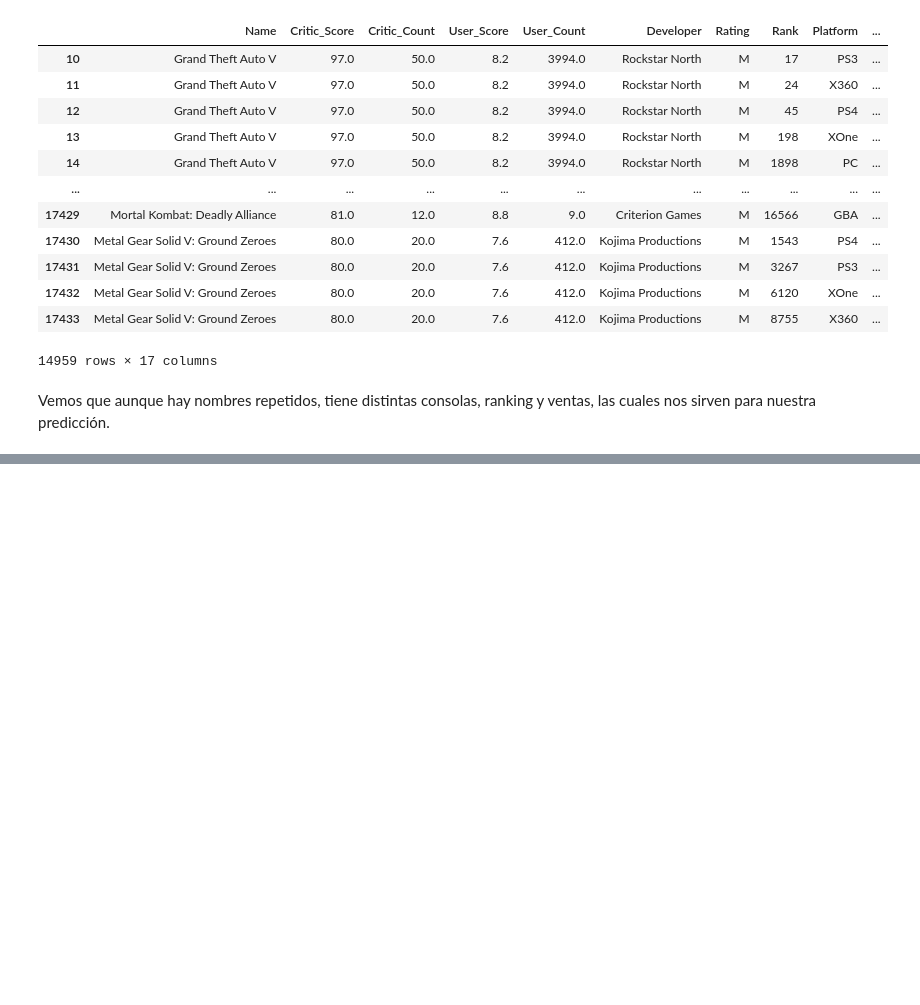
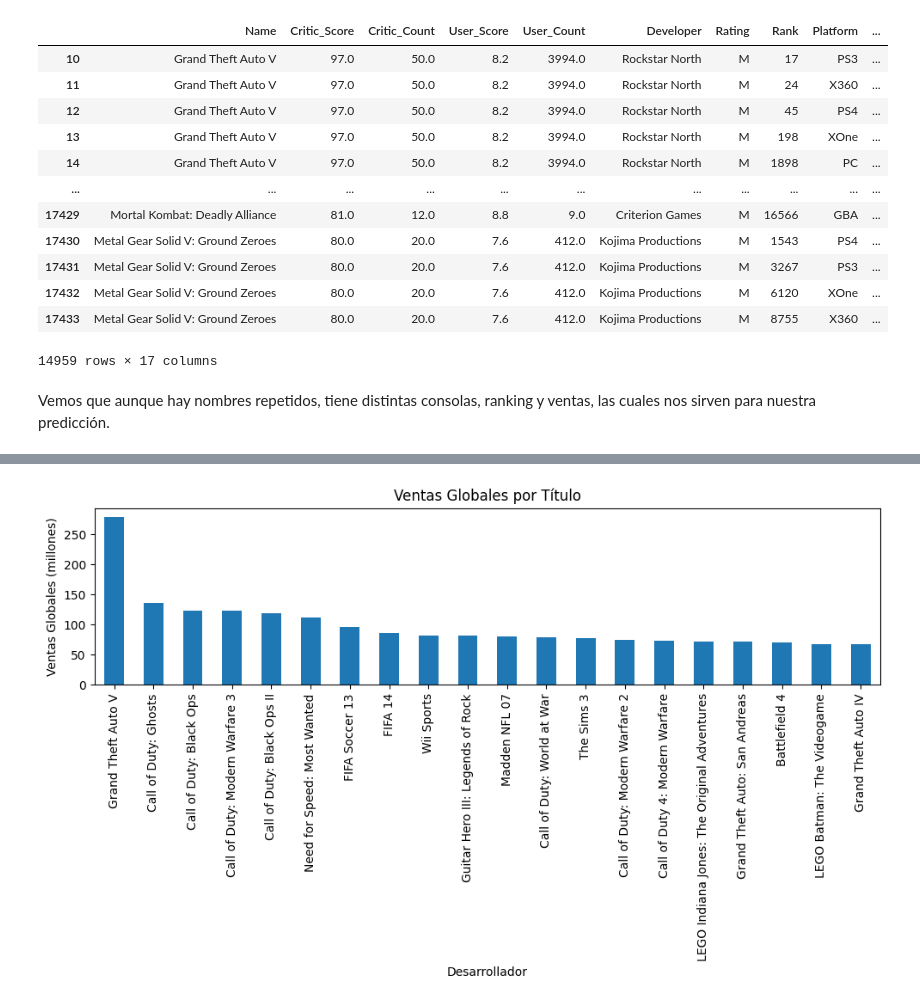
Before and after one commit to Fernanda-Bley/IIC2433-Grupo-3, a Jupyter notebook: video-games-data.ipynb, the cells around one changed output, grey strips where cells are left out. Saved outputs shown, nothing was run; the diff lists cells and outputs as text; code cells hidden in the pictures; blank space fills up the shorter version.

```diff
--- a/video-games-data.ipynb
+++ b/video-games-data.ipynb
@@ -168,0 +227,19 @@ Vemos que aunque hay nombres repetidos, tiene distintas consolas, ranking y vent
+# %%
+grouped_sales = df.groupby('Name')['Global_Sales'].sum()
+grouped_sales = grouped_sales.sort_values(ascending=False).head(20)
+
+# Crear el gráfico
+plt.figure(figsize=(10, 6))
+grouped_sales.plot(kind='bar')
+
+# Añadir títulos y etiquetas
+plt.title('Ventas Globales por Título')
+plt.xlabel('Desarrollador')
+plt.ylabel('Ventas Globales (millones)')
+
+# Mostrar el gráfico
+plt.xticks(rotation=90)
+plt.tight_layout()
+plt.show()
+# %% [output]
+[figure, added]
```
Also changed, not shown: parts of 14 cells of this notebook, 1 other file.
